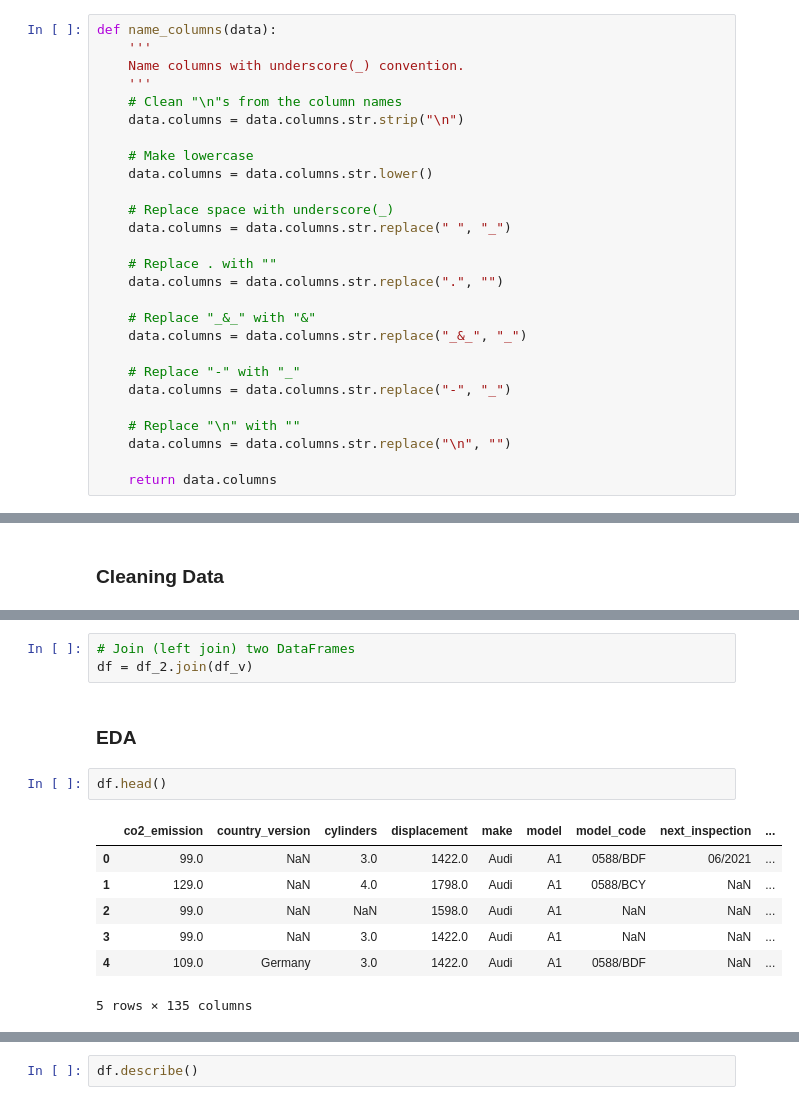
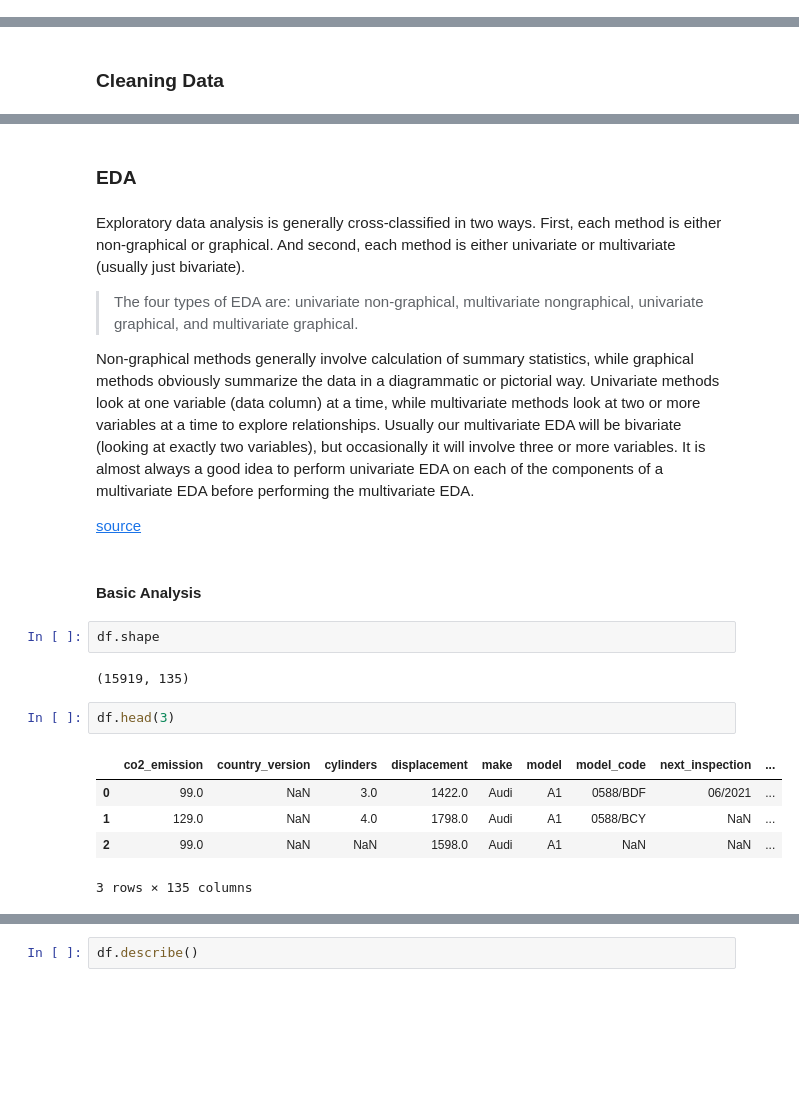
Before and after one commit to kaymal/price-prediction, a Jupyter notebook: trgt/EDA-t.ipynb, the cells around one changed output, grey strips where cells are left out. Saved outputs shown, nothing was run; the diff lists cells and outputs as text; blank space fills up the shorter version.

```diff
--- a/trgt/EDA-t.ipynb
+++ b/trgt/EDA-t.ipynb
@@ -91,30 +76,3 @@ Country version                  0.523463
 dtype: float64
 # %% [markdown]
 ### Tidying Data
-# %%
-def name_columns(data):
-    '''
-    Name columns with underscore(_) convention.
-    '''
-    # Clean "\n"s from the column names
-    data.columns = data.columns.str.strip("\n")
-
-    # Make lowercase
-    data.columns = data.columns.str.lower()
-
-    # Replace space with underscore(_)
-    data.columns = data.columns.str.replace(" ", "_")
-
-    # Replace . with ""
-    data.columns = data.columns.str.replace(".", "")
-
-    # Replace "_&_" with "&"
-    data.columns = data.columns.str.replace("_&_", "_")
-
-    # Replace "-" with "_"
-    data.columns = data.columns.str.replace("-", "_")
-
-    # Replace "\n" with ""
-    data.columns = data.columns.str.replace("\n", "")
-
-    return data.columns
@@ -444,16 +141,26 @@ df_2 = df_t.join(df_m)
-# %%
-# Join (left join) two DataFrames
-df = df_2.join(df_v)
 # %% [markdown]
 ### EDA
+# %% [markdown]
+Exploratory data analysis is generally cross-classified in two ways. First, each method is either non-graphical or graphical. And second, each method is either univariate or multivariate (usually just bivariate).
+ > The four types of EDA are: univariate non-graphical, multivariate nongraphical, univariate graphical, and multivariate graphical.
+
+Non-graphical methods generally involve calculation of summary statistics, while graphical methods obviously summarize the data in a diagrammatic or pictorial way. Univariate methods look at one variable (data column) at a time, while multivariate methods look at two or more variables at a time to explore
+relationships. Usually our multivariate EDA will be bivariate (looking at exactly two variables), but occasionally it will involve three or more variables. It is almost always a good idea to perform univariate EDA on each of the components of a multivariate EDA before performing the multivariate EDA.
+
+
+[source](https://www.stat.cmu.edu/~hseltman/309/Book/chapter4.pdf)
+# %% [markdown]
+#### Basic Analysis
+# %%
+df.shape
+# %% [output]
+(15919, 135)
 # %%
-df.head()
+df.head(3)
 # %% [output]
 |  | co2_emission | country_version | cylinders | displacement | make | model | model_code | next_inspection | ... |
 | 0 | 99.0 | NaN | 3.0 | 1422.0 | Audi | A1 | 0588/BDF | 06/2021 | ... |
 | 1 | 129.0 | NaN | 4.0 | 1798.0 | Audi | A1 | 0588/BCY | NaN | ... |
 | 2 | 99.0 | NaN | NaN | 1598.0 | Audi | A1 | NaN | NaN | ... |
-| 3 | 99.0 | NaN | 3.0 | 1422.0 | Audi | A1 | NaN | NaN | ... |
-| 4 | 109.0 | Germany | 3.0 | 1422.0 | Audi | A1 | 0588/BDF | NaN | ... |
-5 rows × 135 columns
+3 rows × 135 columns
 # %%
```
Also changed, not shown: parts of 50 cells of this notebook.
